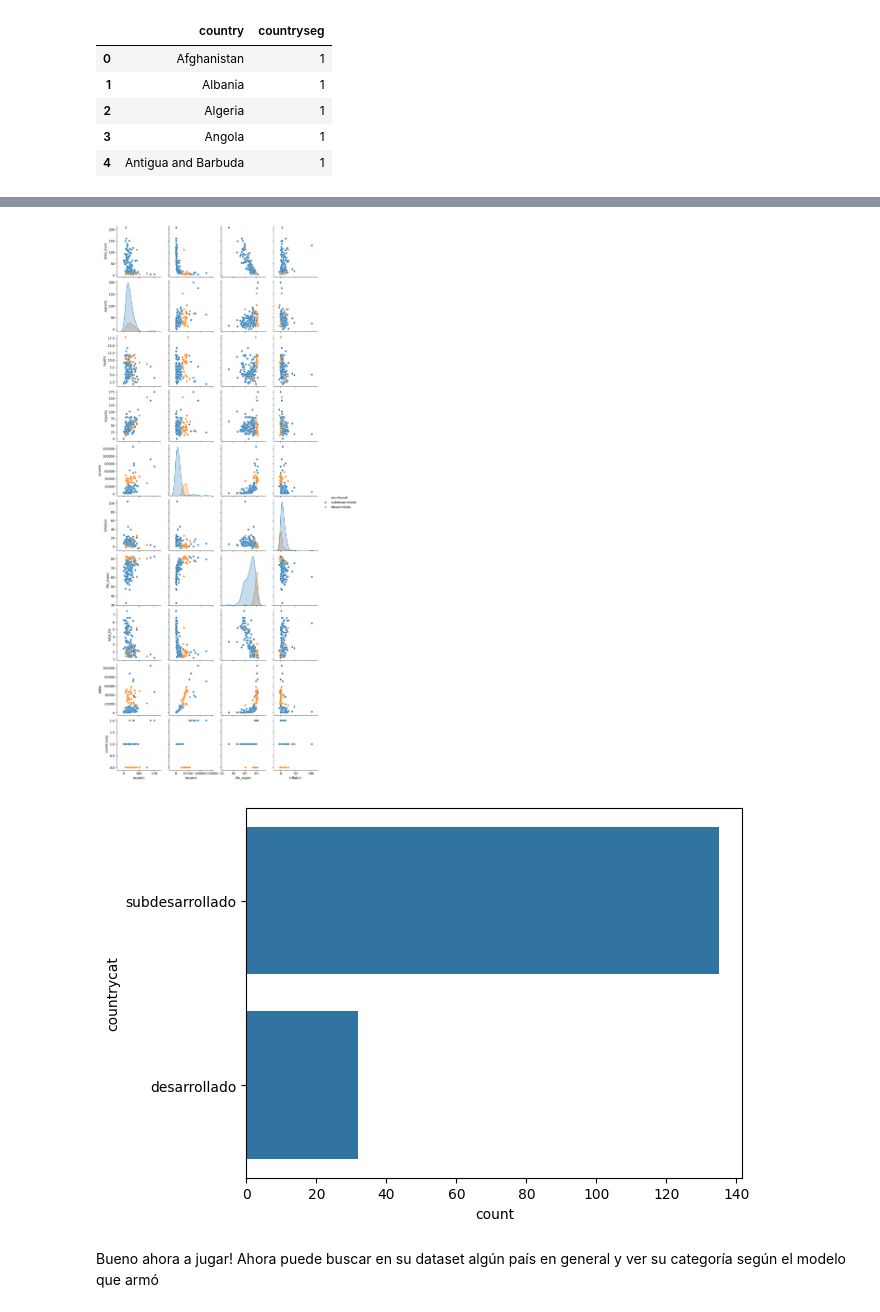
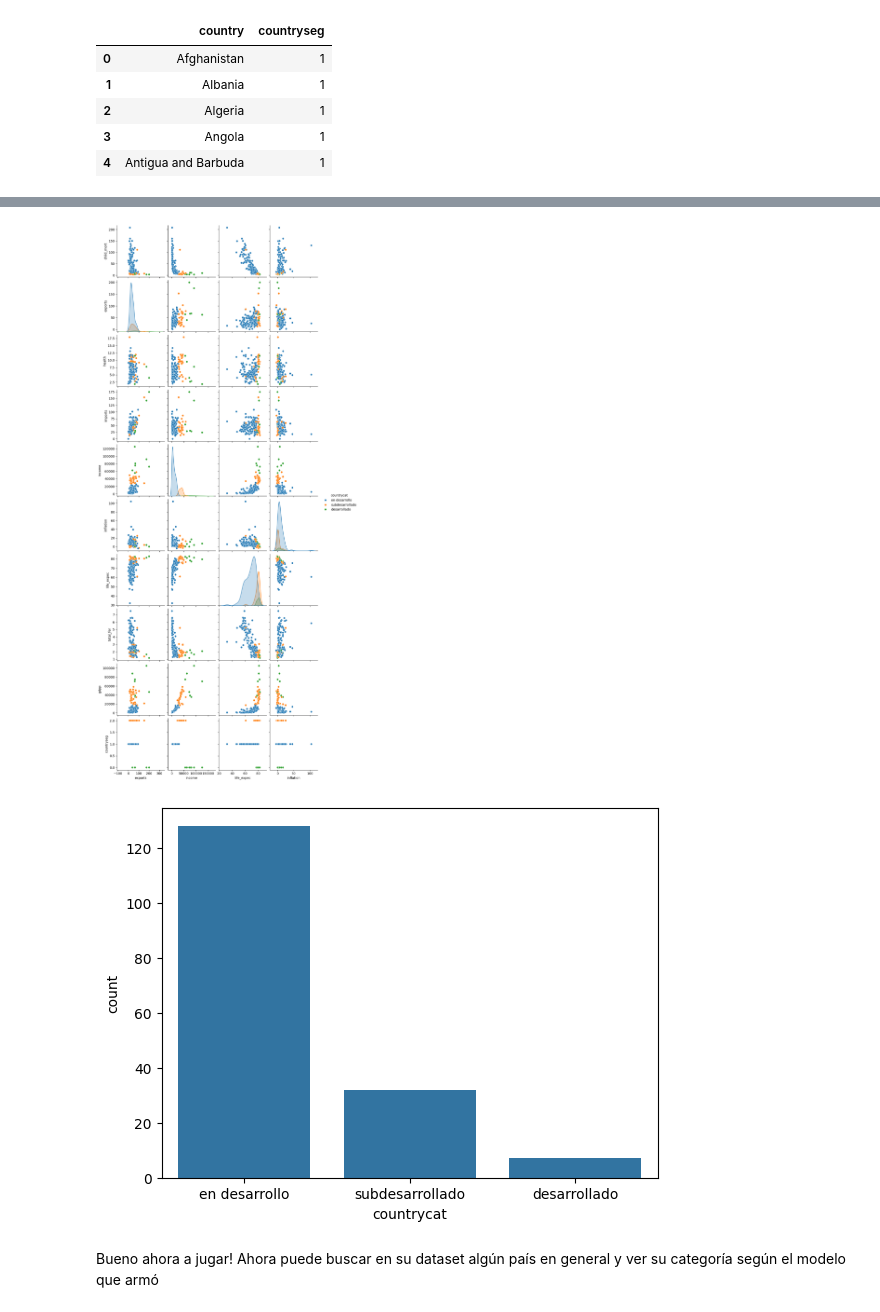
Before and after one commit to franciscojmavila/clustering_python, a Jupyter notebook: ejercicio_profundizacion/1_segmentacion_paises.ipynb, the cells around one changed output, grey strips where cells are left out. Cells and saved outputs as stored; diff of their text form; code cells hidden in the pictures.

```diff
--- a/ejercicio_profundizacion/1_segmentacion_paises.ipynb
+++ b/ejercicio_profundizacion/1_segmentacion_paises.ipynb
@@ -197,4 +194,4 @@ ValueError: The truth value of a DataFrame is ambiguous. Use a.empty, a.bool(),
 # - desarrollandose
 # - subdesarrollado
 
-df['countrycat'] = df['countryseg'].apply(lambda x 'desarrollado' if x == 0 else ('desarrollandose' if x == 0 else 'subdesarrollado'))
+df['countrycat'] = df['countryseg'].apply(lambda x: 'desarrollado' if x == 0 else ('en desarrollo' if x == 1 else 'subdesarrollado'))
@@ -206,14 +201,14 @@ SyntaxError: invalid syntax (<ipython-input-70-3aa683ad2752>, line 9)
 sns.pairplot(df, x_vars=['exports', 'income', 'life_expec', 'inflation'], hue='countrycat')
 plt.show()
 # %% [output]
-[figure, old version]
+[figure, new version]
 # %%
 # Alumno: Determinar cuantas países hay en cada categoría
 # utilizando el gráfico de seaborn countplot en la columna countrycat
-sns.countplot(df['countrycat'])
+sns.countplot(x='countrycat', data=df)
 plt.show()
 # %% [output]
-[figure, old version]
+[figure, new version]
 # %% [markdown]
 Bueno ahora a jugar! Ahora puede buscar en su dataset algún país en general y ver su categoría según el modelo que armó
 # %% [markdown]
```
Also changed, not shown: parts of 6 cells of this notebook.
